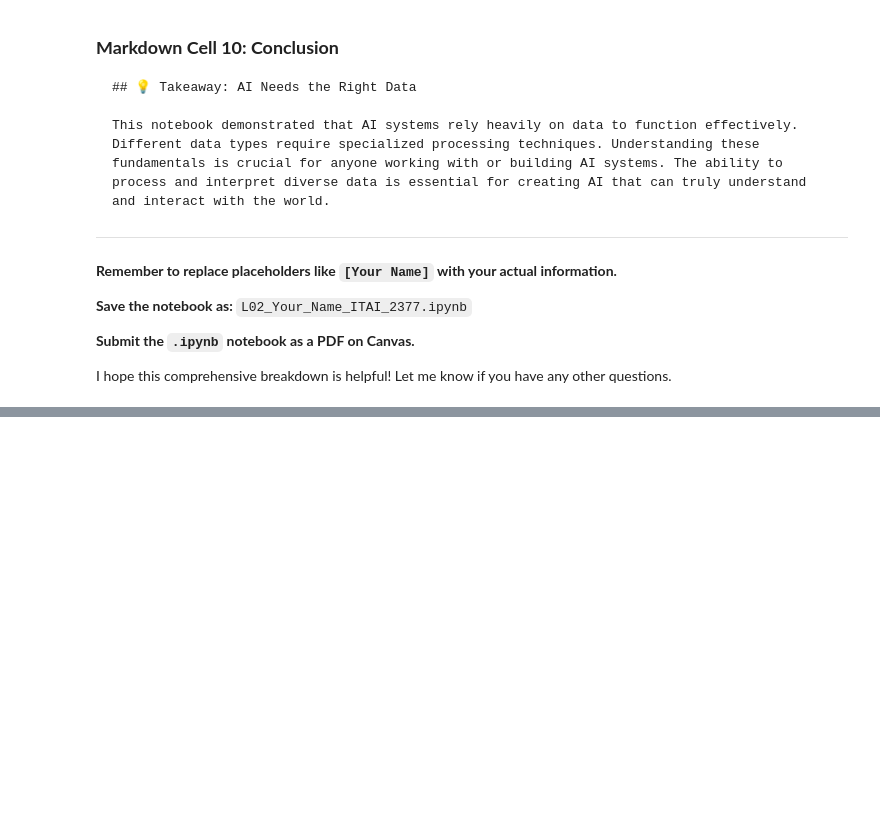
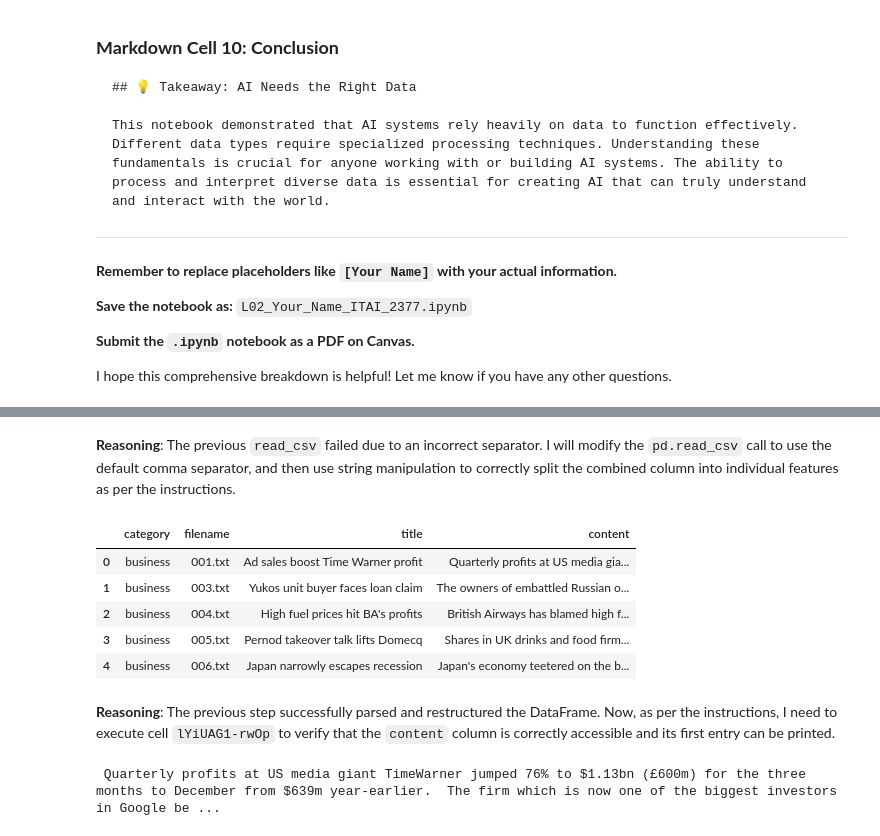
Before and after one commit to troynsofor-svg/Troy-Nsofor-AI-Portfolio, a Jupyter notebook: ITAI2377_Lab_Student_Notebook.ipynb, the cells around one changed output, grey strips where cells are left out. Saved outputs shown, nothing was run; the diff lists cells and outputs as text; code cells hidden in the pictures; blank space fills up the shorter version.

```diff
--- a/ITAI2377_Lab_Student_Notebook.ipynb
+++ b/ITAI2377_Lab_Student_Notebook.ipynb
@@ -268,0 +442,58 @@ I hope this comprehensive breakdown is helpful! Let me know if you have any othe
+# %% [markdown]
+**Reasoning**:
+The previous `read_csv` failed due to an incorrect separator. I will modify the `pd.read_csv` call to use the default comma separator, and then use string manipulation to correctly split the combined column into individual features as per the instructions.
+# %%
+import pandas as pd
+
+# 1. Modify the pd.read_csv call to read the file using the default comma separator.
+df = pd.read_csv("data/text/bbc-news-data.csv")
+
+# 2. Get the full name of the first column
+original_combined_col_name = df.columns[0]
+
+# 3. Remove the surrounding double quotes from original_combined_col_name
+cleaned_header_string = original_combined_col_name.strip('"')
+
+# 4. Use .str.split('\t', n=3, expand=True) on the values of the original combined column
+# The n=3 ensures that only the first three tabs are split, leaving the rest of the content intact for the fourth part
+split_data = df[original_combined_col_name].str.split('\t', n=3, expand=True)
+
+# Assign the first three parts to new 'category', 'filename', and 'title' columns
+df['category'] = split_data[0].str.strip('"')
+df['filename'] = split_data[1].str.strip('"')
+df['title'] = split_data[2].str.strip('"')
+
+# 5. Construct the complete 'content' column
+# The fourth part of the split_data contains the initial content, possibly with leading quote
+content_parts = [split_data[3].str.strip('"').fillna('')]
+
+# Identify and concatenate all 'Unnamed:' columns
+unnamed_cols = [col for col in df.columns if col.startswith('Unnamed:')]
+for col in unnamed_cols:
+    content_parts.append(df[col].fillna(''))
+
+df['content'] = content_parts[0] # Initialize with the first part
+for i in range(1, len(content_parts)):
+    df['content'] = df['content'] + content_parts[i] # Concatenate subsequent parts
+
+
+# 6. Drop the original_combined_col_name column and all 'Unnamed: X' columns
+df = df.drop(columns=[original_combined_col_name] + unnamed_cols)
+
+# 7. Display the first few rows of the modified df
+df.head()
+# %% [output]
+|  | category | filename | title | content |
+| 0 | business | 001.txt | Ad sales boost Time Warner profit | Quarterly profits at US media gia... |
+| 1 | business | 003.txt | Yukos unit buyer faces loan claim | The owners of embattled Russian o... |
+| 2 | business | 004.txt | High fuel prices hit BA's profits | British Airways has blamed high f... |
+| 3 | business | 005.txt | Pernod takeover talk lifts Domecq | Shares in UK drinks and food firm... |
+| 4 | business | 006.txt | Japan narrowly escapes recession | Japan's economy teetered on the b... |
+# %% [markdown]
+**Reasoning**:
+The previous step successfully parsed and restructured the DataFrame. Now, as per the instructions, I need to execute cell `lYiUAG1-rwOp` to verify that the `content` column is correctly accessible and its first entry can be printed.
+# %%
+article_text = df["content"].iloc[0]
+print(article_text[:1000])
+# %% [output]
+ Quarterly profits at US media giant TimeWarner jumped 76% to $1.13bn (£600m) for the three months to December from $639m year-earlier.  The firm which is now one of the biggest investors in Google be ...
```
Also changed, not shown: parts of 26 cells of this notebook.
